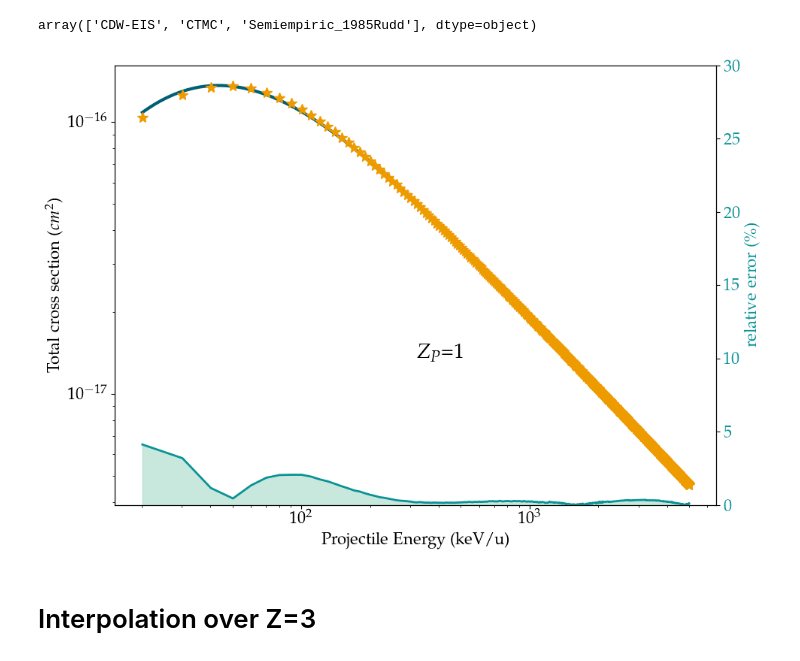
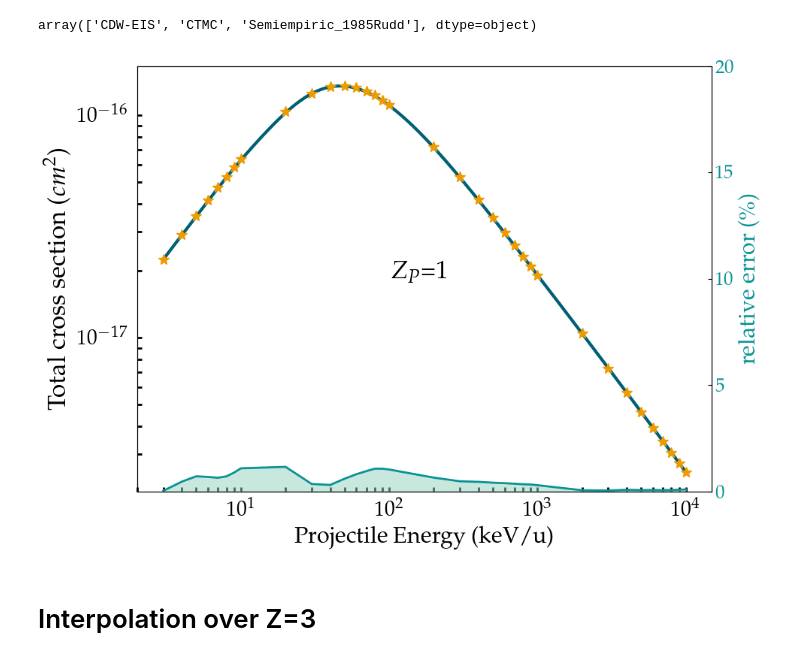
Before and after one commit to sebastlop/atomic_cond, a Jupyter notebook: performance.ipynb, the cells around one changed output. Saved outputs shown, nothing was run; the diff lists cells and outputs as text; code cells hidden in the pictures.

```diff
--- a/performance.ipynb
+++ b/performance.ipynb
@@ -81,7 +79,7 @@ Theoretical models trained: [array(['CDW-EIS', 'CTMC', 'Semiempiric_1985Rudd'],
 # Load the databases to check the metrics
 from db_reader import read_all_databases
 
-namelist = [os.path.join('.','dbs','Semiempiric_db', 'semiempiric_TCS_database_single_ionization_atoms_1985Rudd.csv'),
+namelist = [os.path.join('.','dbs','Semiempiric_db', 'semiempiric_TCS_database_single_ionization_atoms_1985Rudd_H+_+_H.csv'),
             os.path.join('.','dbs','ctmc', 'ctmc_TCS_database_single_ionization_hydrogen.csv'),
             os.path.join('.','dbs','CDWEIS', 'cdw-eis_TCS_database_single_ionization_atoms_except_Kr.csv')]
 
@@ -245,40 +259,50 @@ array(['CDW-EIS', 'CTMC', 'Semiempiric_1985Rudd'], dtype=object)
 # %%
 fig, axes = plt.subplots(figsize = (10,7))
 
 theory = 'Semiempiric_1985Rudd'
 aux = hyd_df[hyd_df['Theory_ID'] == theory]
 z_ion = 1
 x = aux[aux['Z_ion'] == 1]['E_proj[keV/u]'].values
 y = aux[aux['Z_ion'] == 1]['Cross_section[cm2]'].values
 y_pred = predict_conditional(model, encoder, theory, z_ion, np.log10(x)).reshape(-1)
 x_to_predict = torch.logspace(np.log10(np.min(x[2:])),
                                 np.log10(np.max(x)),
                                 1000)
 y_pred_lp = predict_conditional(model, encoder, theory, z_ion, np.log10(x_to_predict)).reshape(-1)
 error = rel_err(y, 10**y_pred)*100
 
-plt.loglog(x_to_predict, 10**y_pred_lp, lw = 3,
+axes.loglog(x_to_predict, 10**y_pred_lp, lw = 3,
                                 color= colorlist3[1],
                                 label = f'MLP prediction' )
+axes.tick_params(axis = 'both',
+                                which='both',
+                                direction = 'in',
+                                length=4,
+                                width=2,
+                                labelsize=20,
+                                pad = 10)
 
 axes.loglog(x[2:], y[2:], '*', lw = 2, ms = 10, color= colorlist3[5],
                                 label = f'Theory {theory}' )
 
 ax_right = axes.twinx()
 ax_right.semilogx(x[2:], error[2:], c = colorlist3[2], lw = 2)
 ax_right.fill_between(x[2:], error[2:],color = colorlist3[3], alpha = 0.5)
 
-ax_right.tick_params(axis='y', labelcolor=colorlist3[2])
-ax_right.set_ylim(0,30)
-ax_right.text(x[2:].min()+300, 10, f'$Z_P$={z_ion}', fontsize=20)
-ax_right.set_ylabel('relative error (\%)', color=colorlist3[2])
+ax_right.tick_params(axis='y', direction='in', labelcolor=colorlist3[2],labelsize=18)
+ax_right.set_ylim(0,20)
+ax_right.text(x[2:].min()+100, 10, f'$Z_P$={z_ion}', fontsize=24)
+ax_right.set_ylabel('relative error (\%)', color=colorlist3[2], fontsize=22)
+ax_right.set_yticks([0,5,10,15,20])
+ax_right.set_yticklabels(['0','5','10','15', '20'])
 
-axes.set_ylabel(r'Total cross section ($cm^2$)' )
-axes.set_xlabel('Projectile Energy (keV/u)')
+axes.set_ylabel(r'Total cross section ($cm^2$)', fontsize=24 )
+axes.set_xlabel('Projectile Energy (keV/u)', fontsize=22)
 fig.tight_layout()
 plt.savefig('./performance_RSEM.png')
+plt.savefig('./performance_RSEM.pdf')
 # %% [output]
-[figure, old version]
+[figure, new version]
 # %% [markdown]
 # Interpolation over Z=3
 # %%
```
Also changed, not shown: parts of 6 cells of this notebook, 50 other files.
